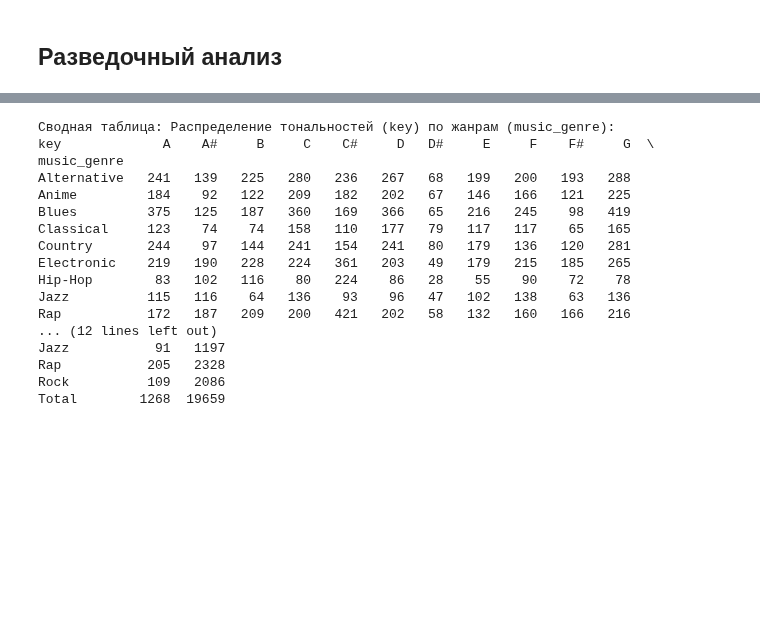
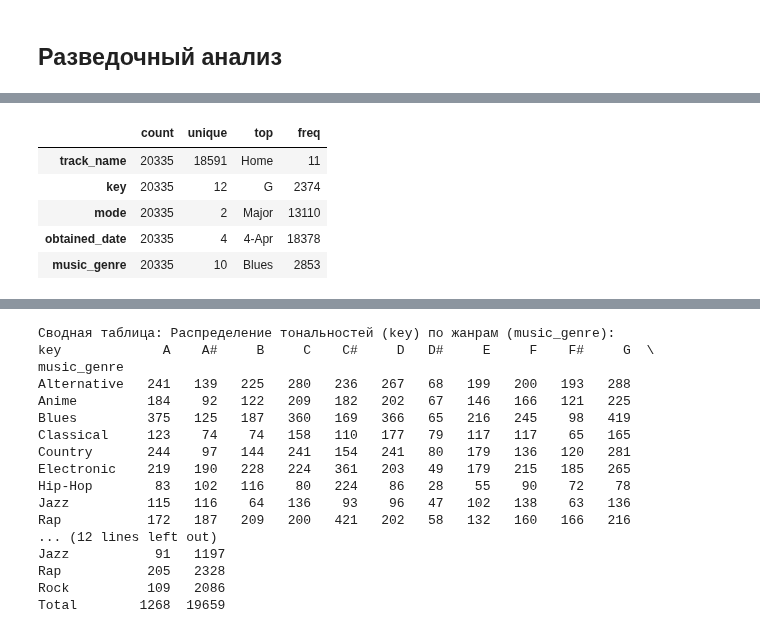
Before and after one commit to iZemenkov/HSE-ML-TEAM-4, a Jupyter notebook: Project_Music_genre_prediction.ipynb, the cells around one changed output, grey strips where cells are left out. Cells and saved outputs as stored; diff of their text form; code cells hidden in the pictures; blank space fills up the shorter version.

```diff
--- a/Project_Music_genre_prediction.ipynb
+++ b/Project_Music_genre_prediction.ipynb
@@ -452,0 +504,9 @@ dtype: int64
+# %%
+train_filled.describe(include='object').T
+# %% [output]
+|  | count | unique | top | freq |
+| track_name | 20335 | 18591 | Home | 11 |
+| key | 20335 | 12 | G | 2374 |
+| mode | 20335 | 2 | Major | 13110 |
+| obtained_date | 20335 | 4 | 4-Apr | 18378 |
+| music_genre | 20335 | 10 | Blues | 2853 |
```
Also changed, not shown: parts of 14 cells of this notebook.
